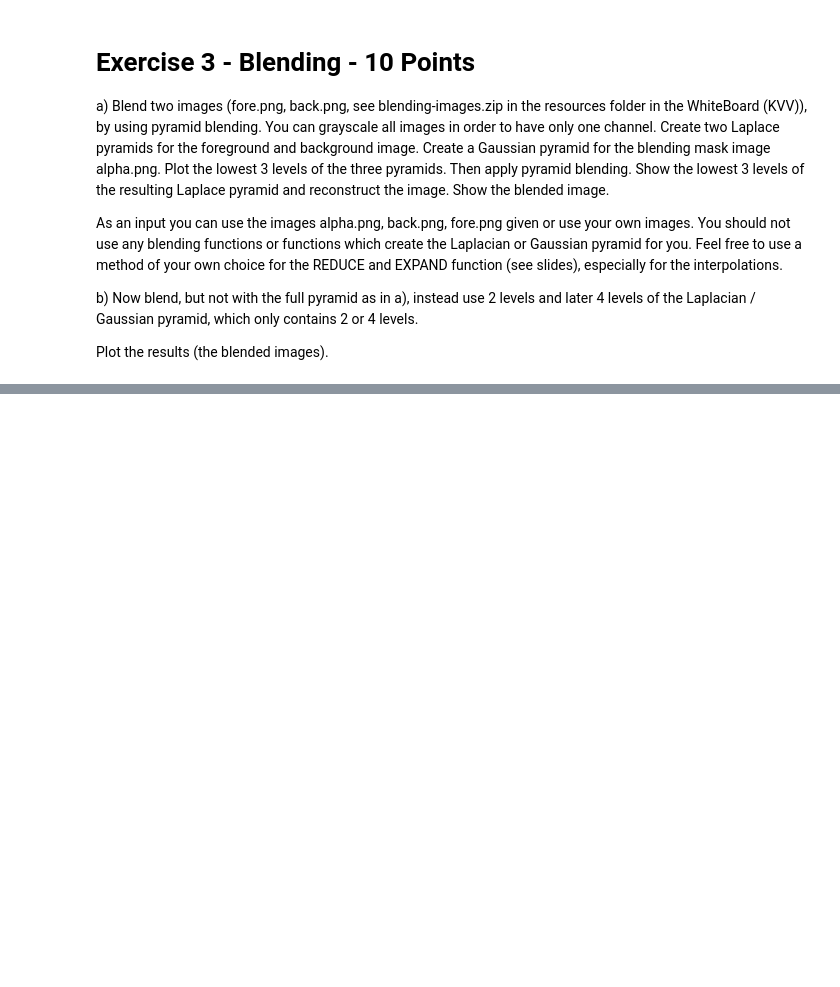
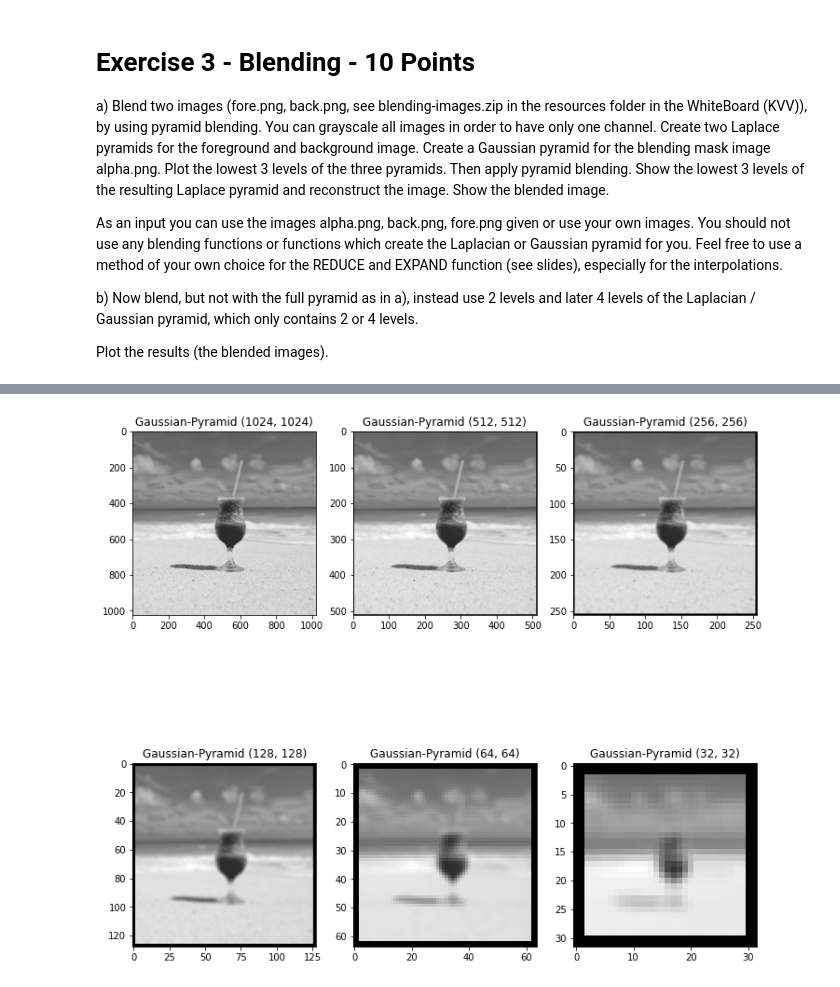
Before and after one commit to Ad96el/Bilderkennung, a Jupyter notebook: assignments/11-assignment.ipynb, the cells around one changed output, grey strips where cells are left out. Saved outputs shown, nothing was run; the diff lists cells and outputs as text; code cells hidden in the pictures; blank space fills up the shorter version.

```diff
--- a/assignments/11-assignment.ipynb
+++ b/assignments/11-assignment.ipynb
@@ -180,0 +195,12 @@ plt.show()
+# %%
+g_pyramids_back = gaussian_pyramid(back)
+k = len(g_pyramids) * 10//2
+numb = 201 + k
+for i in range(len(g_pyramids)):
+    plt.subplot(numb)
+    plt.title("Gaussian-Pyramid " + str(g_pyramids_back[i].shape))
+    plt.imshow(g_pyramids_back[i], cmap="gray")
+    numb += 1
+plt.show()
+# %% [output]
+[figure, added]
```
Also changed, not shown: parts of 12 cells of this notebook.
